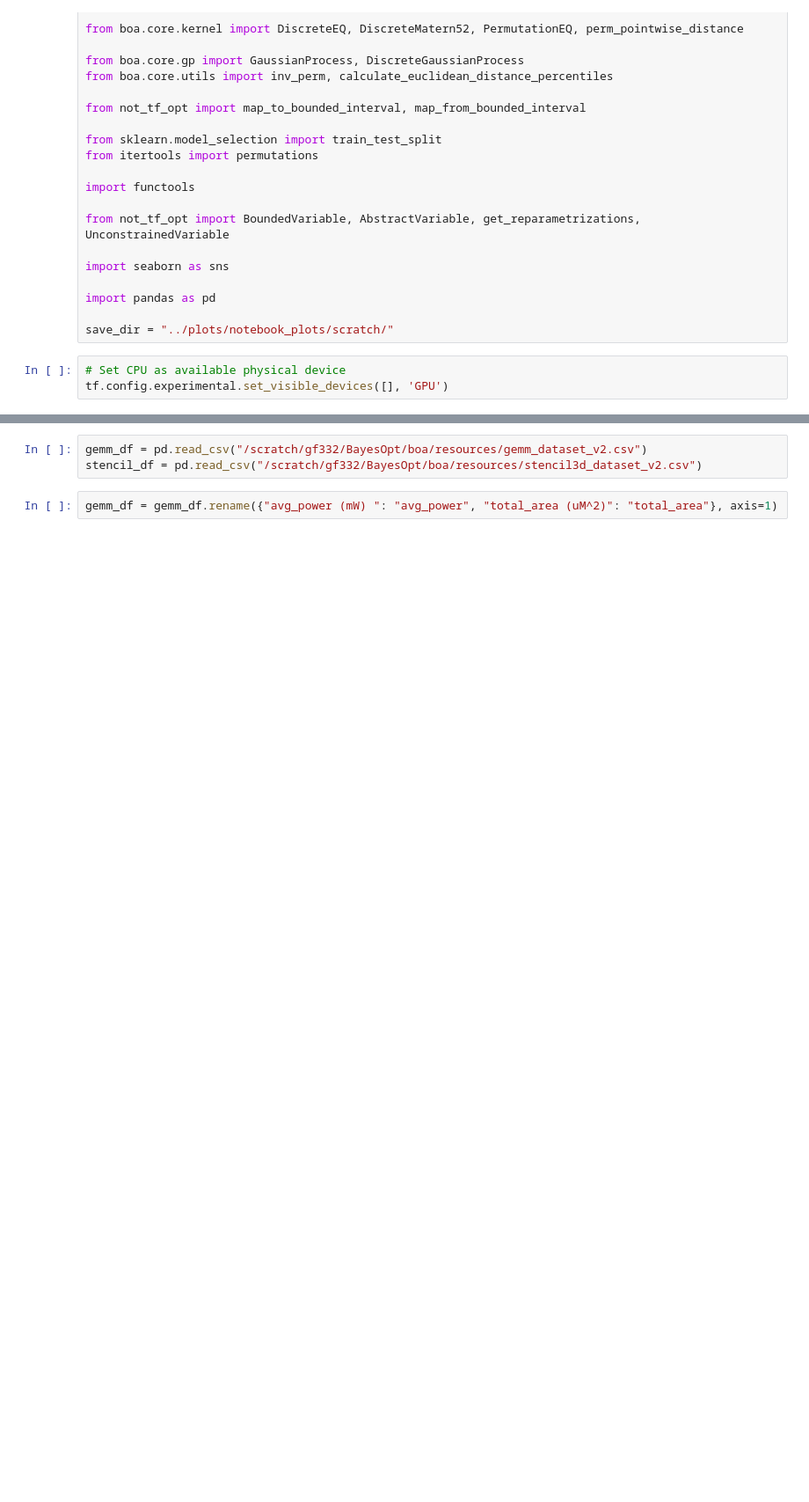
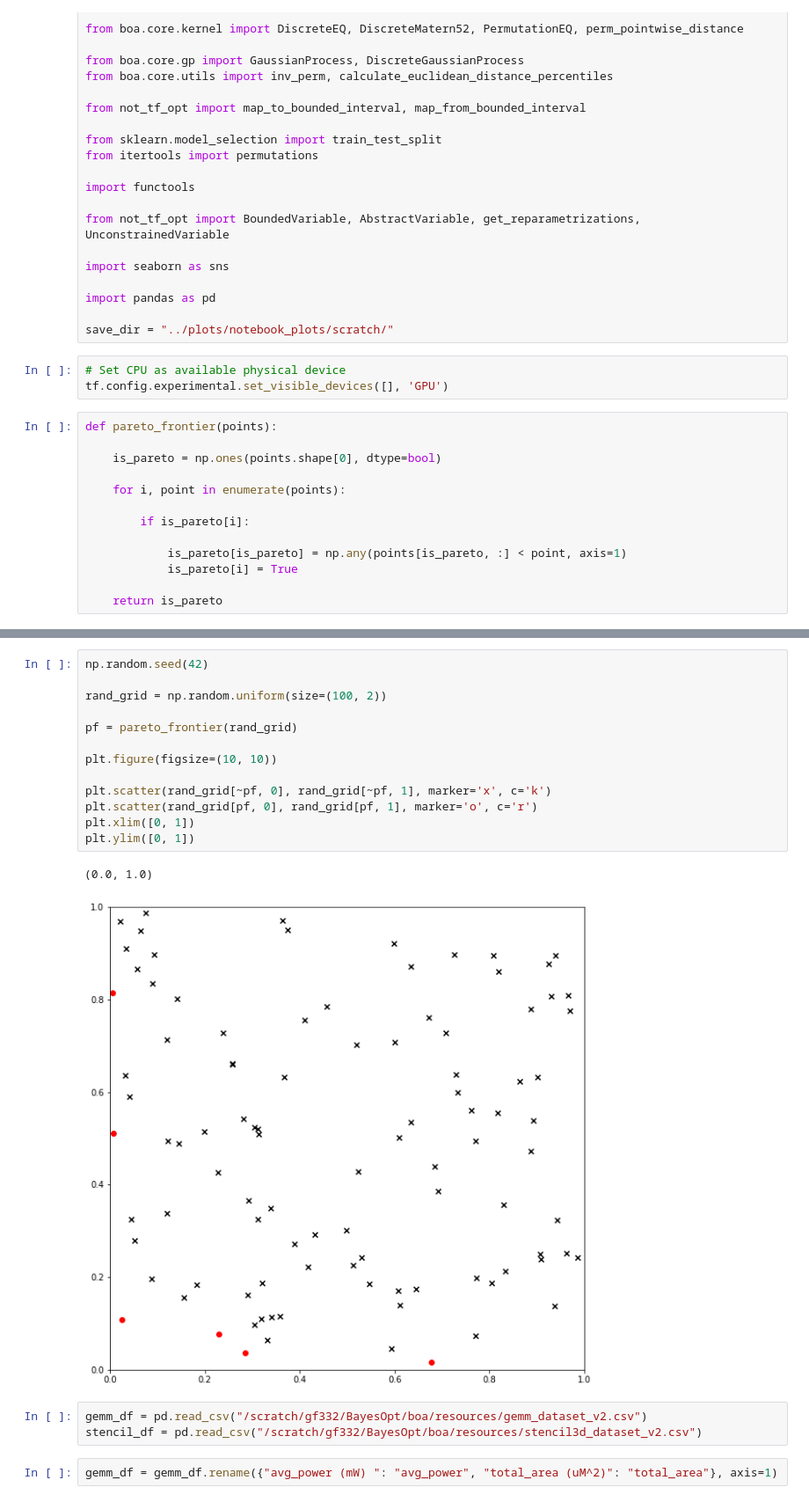
Before and after one commit to gncs/boa, a Jupyter notebook: notebooks/scratch.ipynb, the cells around one changed output, grey strips where cells are left out. Shown at 88% size. Cells and saved outputs as stored; diff of their text form; blank space fills up the shorter version.

```diff
--- a/notebooks/scratch.ipynb
+++ b/notebooks/scratch.ipynb
@@ -53,3 +53,16 @@ save_dir = "../plots/notebook_plots/scratch/"
 # %%
 # Set CPU as available physical device
 tf.config.experimental.set_visible_devices([], 'GPU')
+# %%
+def pareto_frontier(points):
+
+    is_pareto = np.ones(points.shape[0], dtype=bool)
+
+    for i, point in enumerate(points):
+
+        if is_pareto[i]:
+
+            is_pareto[is_pareto] = np.any(points[is_pareto, :] < point, axis=1)
+            is_pareto[i] = True
+
+    return is_pareto
@@ -56,3 +78,19 @@ tf.config.experimental.set_visible_devices([], 'GPU')
+# %%
+np.random.seed(42)
+
+rand_grid = np.random.uniform(size=(100, 2))
+
+pf = pareto_frontier(rand_grid)
+
+plt.figure(figsize=(10, 10))
+
+plt.scatter(rand_grid[~pf, 0], rand_grid[~pf, 1], marker='x', c='k')
+plt.scatter(rand_grid[pf, 0], rand_grid[pf, 1], marker='o', c='r')
+plt.xlim([0, 1])
+plt.ylim([0, 1])
+# %% [output]
+(0.0, 1.0)
+[figure, added]
 # %%
 gemm_df = pd.read_csv("/scratch/gf332/BayesOpt/boa/resources/gemm_dataset_v2.csv")
 stencil_df = pd.read_csv("/scratch/gf332/BayesOpt/boa/resources/stencil3d_dataset_v2.csv")
```
Also changed, not shown: parts of 1 cell of this notebook, 4 other files.
